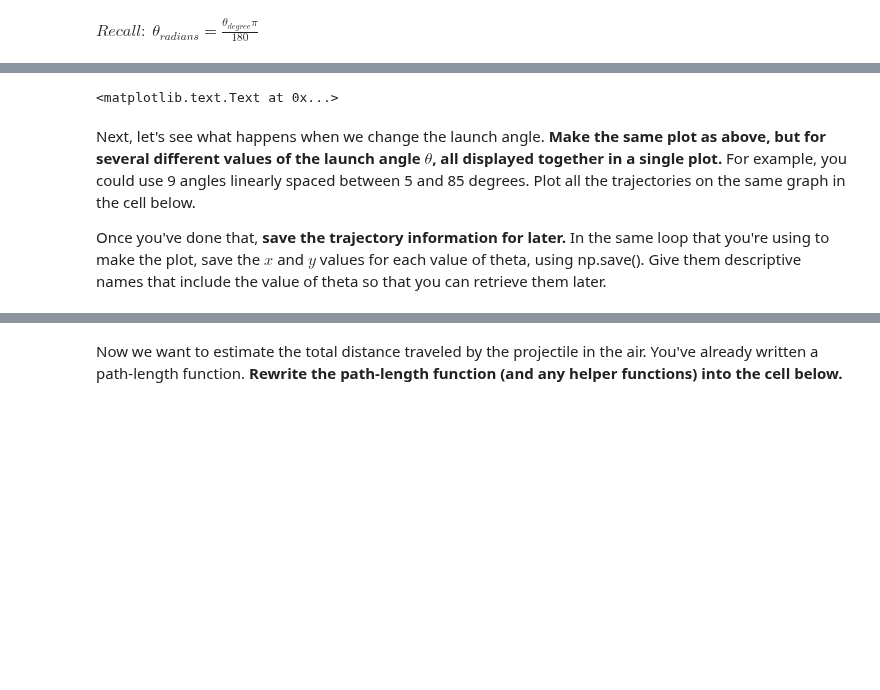
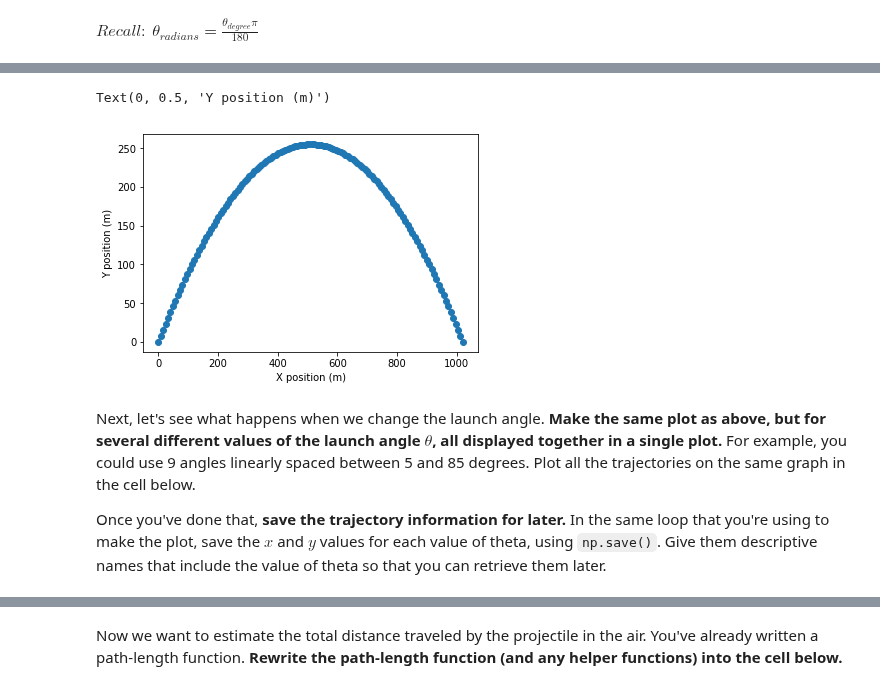
Before and after one commit to astroumd/GradMap, a Jupyter notebook: notebooks/Lectures2019/Lecture2/challenge_problem2_instructor_version.ipynb, the cells around one changed output, grey strips where cells are left out. Cells and saved outputs as stored; diff of their text form; code cells hidden in the pictures; blank space fills up the shorter version.

```diff
--- a/notebooks/Lectures2019/Lecture2/challenge_problem2_instructor_version.ipynb
+++ b/notebooks/Lectures2019/Lecture2/challenge_problem2_instructor_version.ipynb
@@ -74,9 +74,11 @@ times = np.linspace(0,tf, num_points)
 X = np.zeros(num_points)
 Y = np.zeros(num_points)
 
-for i in range(num_points):
+i = 0
+while i < num_points:
     X[i] = projectile_X(times[i],v0,theta,g)
     Y[i] = projectile_Y(times[i],v0,theta,g)
+    i = i+1
 
 
 #plot
@@ -91,8 +91,9 @@ plt.ylabel("Y position (m)")
-<matplotlib.text.Text at 0x...>
+Text(0, 0.5, 'Y position (m)')
+[figure, added]
 # %% [markdown]
 Next, let's see what happens when we change the launch angle. **Make the same plot as above, but for several different values of the launch angle $\theta$, all displayed together in a single plot.** For example, you could use 9 angles linearly spaced between 5 and 85 degrees. Plot all the trajectories on the same graph in the cell below.
 
-Once you've done that, **save the trajectory information for later.** In the same loop that you're using to make the plot, save the $x$ and $y$ values for each value of theta, using np.save(). Give them descriptive names that include the value of theta so that you can retrieve them later.
+Once you've done that, **save the trajectory information for later.** In the same loop that you're using to make the plot, save the $x$ and $y$ values for each value of theta, using `np.save()`. Give them descriptive names that include the value of theta so that you can retrieve them later.
 # %%
 plt.close() # keep this here
 
```
Also changed, not shown: parts of 4 cells of this notebook, 14 other files.
